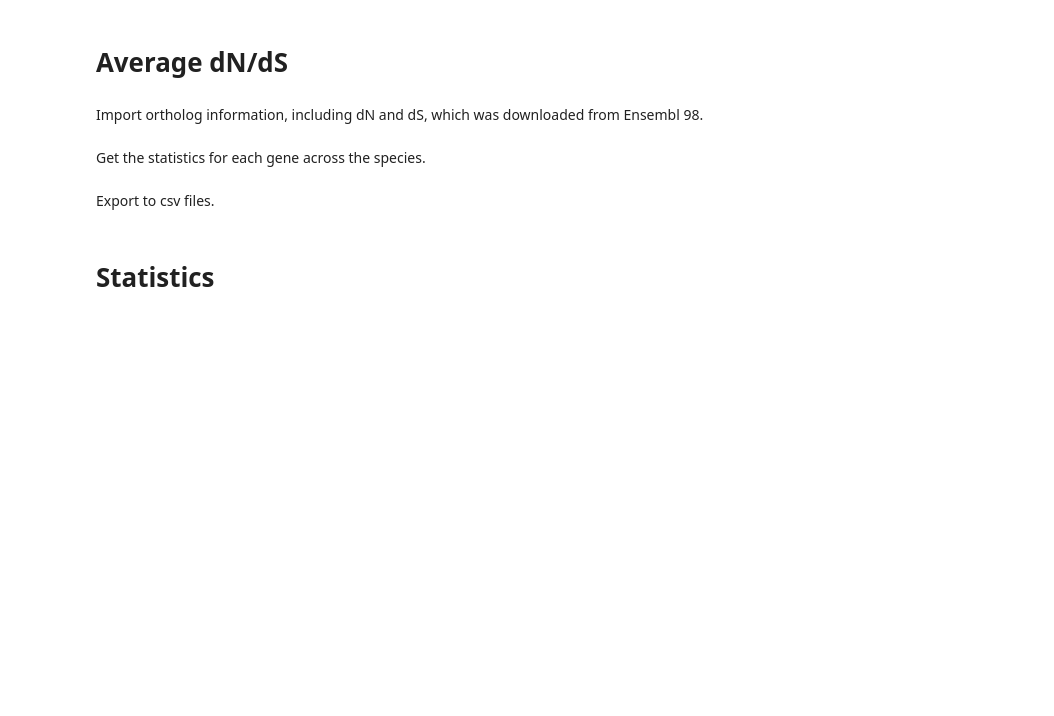
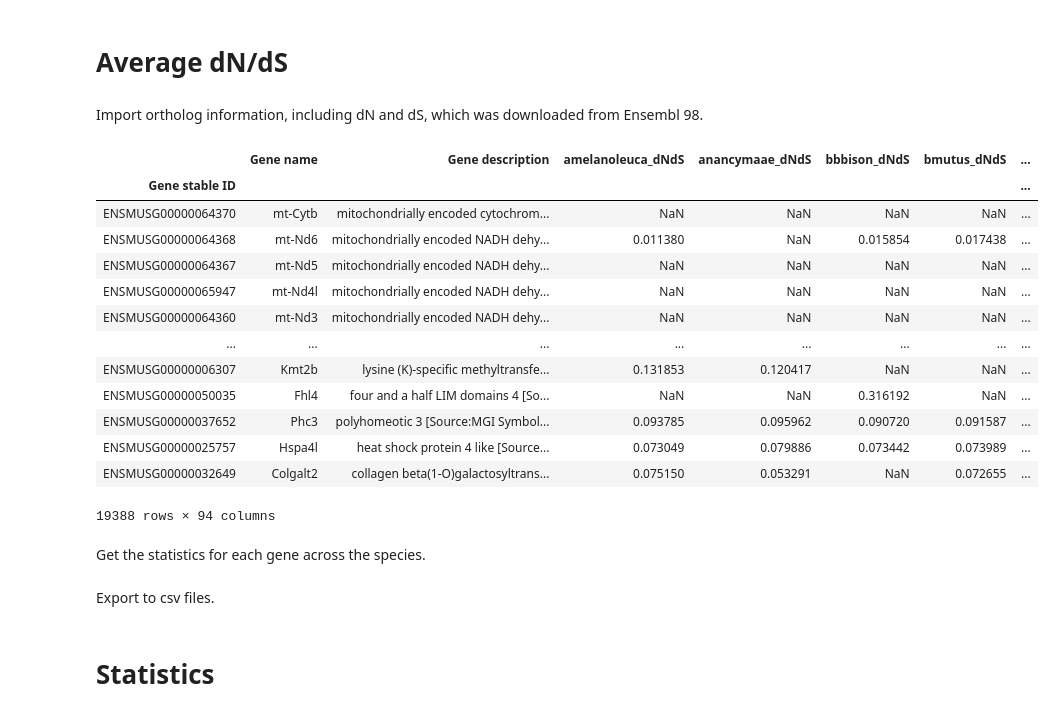
Before and after one commit to VeritatemAmo/neuron-glia-dNdS, a Jupyter notebook: jupyter_notebooks/mouse.all_genes.ipynb, the cells around one changed output. Cells and saved outputs as stored; diff of their text form; code cells hidden in the pictures; blank space fills up the shorter version.

Commit message:
debug species name

```diff
--- a/jupyter_notebooks/mouse.all_genes.ipynb
+++ b/jupyter_notebooks/mouse.all_genes.ipynb
@@ -23,7 +23,7 @@ Import ortholog information, including dN and dS, which was downloaded from Ense
 # %%
 df_list = []
 for file in sorted(glob.glob('../results/Ensembl98_mouse/mouse_protein_coding_genes.*.txt')):
-    species_code_name = (file[29:-4])
+    species_code_name = (file[54:-4]) # debug: June 16, 2020
     # print(species_code_name)
     df = pd.read_csv(file, sep='\t', header=None, na_values=('ortholog_one2many', 'ortholog_many2many') ,index_col=0)
     df = pd.DataFrame(df.dropna().drop_duplicates().apply(weird_division, axis=1),columns=[species_code_name+'_dNdS'])
@@ -39,6 +39,23 @@ for df in df_list:
     integrate_df = pd.merge(integrate_df,df, left_index=True, right_index=True, how='left')
 integrate_df = integrate_df.iloc[:,2:].dropna(how='all') # delete genes with no dN/dS scores
 integrate_df = pd.merge(info_df,integrate_df,left_index=True,right_index=True,how='right')
+# %%
+integrate_df
+# %% [output]
+|  | Gene name | Gene description | amelanoleuca_dNdS | anancymaae_dNdS | bbbison_dNdS | bmutus_dNdS | ... |
+| Gene stable ID |  |  |  |  |  |  | ... |
+| ENSMUSG00000064370 | mt-Cytb | mitochondrially encoded cytochrom... | NaN | NaN | NaN | NaN | ... |
+| ENSMUSG00000064368 | mt-Nd6 | mitochondrially encoded NADH dehy... | 0.011380 | NaN | 0.015854 | 0.017438 | ... |
+| ENSMUSG00000064367 | mt-Nd5 | mitochondrially encoded NADH dehy... | NaN | NaN | NaN | NaN | ... |
+| ENSMUSG00000065947 | mt-Nd4l | mitochondrially encoded NADH dehy... | NaN | NaN | NaN | NaN | ... |
+| ENSMUSG00000064360 | mt-Nd3 | mitochondrially encoded NADH dehy... | NaN | NaN | NaN | NaN | ... |
+| ... | ... | ... | ... | ... | ... | ... | ... |
+| ENSMUSG00000006307 | Kmt2b | lysine (K)-specific methyltransfe... | 0.131853 | 0.120417 | NaN | NaN | ... |
+| ENSMUSG00000050035 | Fhl4 | four and a half LIM domains 4 [So... | NaN | NaN | 0.316192 | NaN | ... |
+| ENSMUSG00000037652 | Phc3 | polyhomeotic 3 [Source:MGI Symbol... | 0.093785 | 0.095962 | 0.090720 | 0.091587 | ... |
+| ENSMUSG00000025757 | Hspa4l | heat shock protein 4 like [Source... | 0.073049 | 0.079886 | 0.073442 | 0.073989 | ... |
+| ENSMUSG00000032649 | Colgalt2 | collagen beta(1-O)galactosyltrans... | 0.075150 | 0.053291 | NaN | 0.072655 | ... |
+19388 rows × 94 columns
 # %% [markdown]
 Get the statistics for each gene across the species.
 # %%
```
Also changed, not shown: 3 other files.
